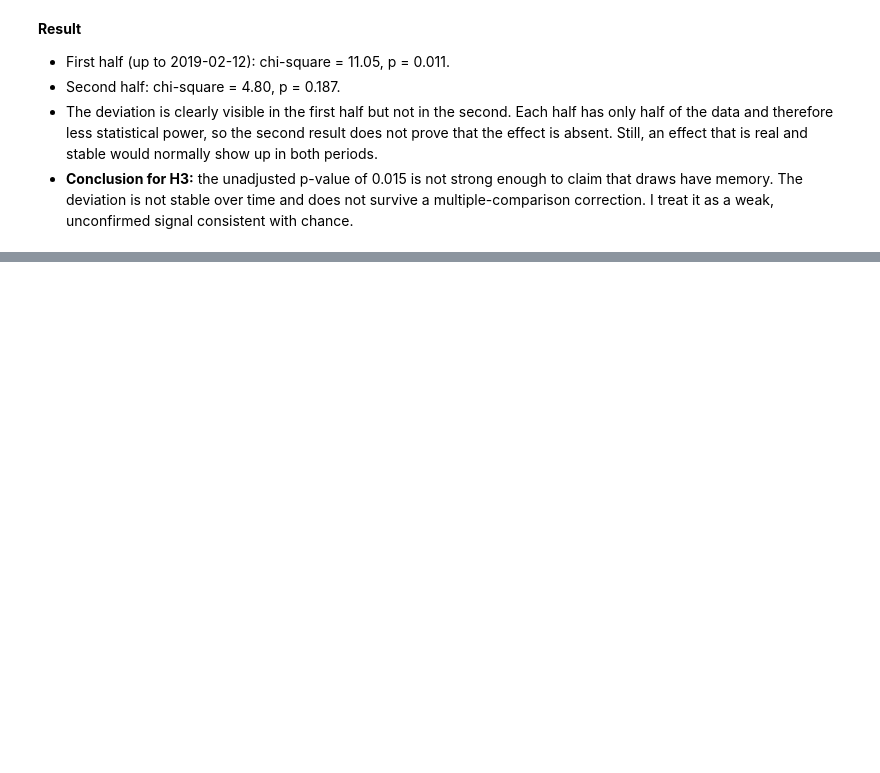
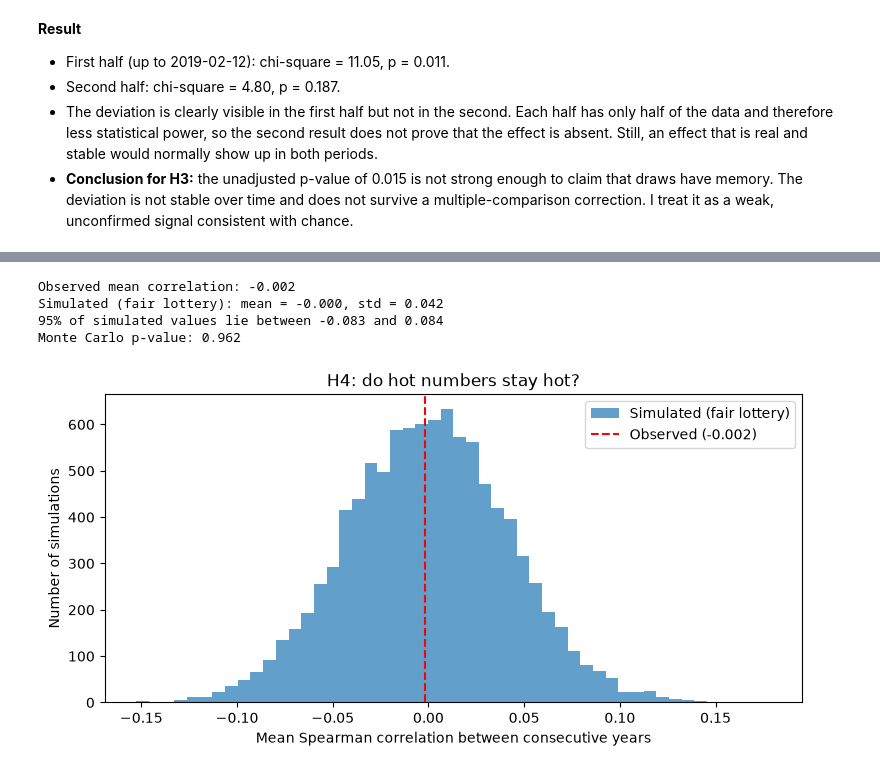
Before and after one commit to timbercodes/lottery-data-analysis, a Jupyter notebook: notebooks/03_hypothesis_tests.ipynb, the cells around one changed output, grey strips where cells are left out. Cells and saved outputs as stored; diff of their text form; code cells hidden in the pictures; blank space fills up the shorter version.

Commit message:
✨ Add H4 hot numbers persistence test

```diff
--- a/notebooks/03_hypothesis_tests.ipynb
+++ b/notebooks/03_hypothesis_tests.ipynb
@@ -265,0 +309,51 @@ Second half: pairs = 872, chi-square = 4.80, p-value = 0.187
+# %%
+def mean_consecutive_rho(count_matrix):
+    # rows = years, columns = numbers; Spearman = Pearson correlation of the ranks
+    ranks = stats.rankdata(count_matrix, axis=1)
+    ranks = ranks - ranks.mean(axis=1, keepdims=True)
+    cov = (ranks[:-1] * ranks[1:]).sum(axis=1)
+    norm = np.sqrt((ranks[:-1] ** 2).sum(axis=1) * (ranks[1:] ** 2).sum(axis=1))
+    return (cov / norm).mean()
+
+observed_rho = mean_consecutive_rho(yearly_counts.T.to_numpy())
+
+year_idx = df["year"].map({year: i for i, year in enumerate(years)}).to_numpy()
+n_years = len(years)
+
+rng = np.random.default_rng(42)
+n_sims = 10_000
+sim_rho = np.empty(n_sims)
+
+for i in range(n_sims):
+    drawn = rng.random((n_draws, 37)).argpartition(6, axis=1)[:, :6]
+    # count how often each number is drawn in each year (same draws per year as in the real data)
+    sim_counts = np.bincount((year_idx[:, None] * 37 + drawn).ravel(), minlength=n_years * 37)
+    sim_rho[i] = mean_consecutive_rho(sim_counts.reshape(n_years, 37))
+
+p_rho = (np.sum(np.abs(sim_rho) >= abs(observed_rho)) + 1) / (n_sims + 1)
+
+print(f"Observed mean correlation: {observed_rho:.3f}")
+print(f"Simulated (fair lottery): mean = {sim_rho.mean():.3f}, std = {sim_rho.std():.3f}")
+print(f"95% of simulated values lie between {np.percentile(sim_rho, 2.5):.3f} and {np.percentile(sim_rho, 97.5):.3f}")
+print(f"Monte Carlo p-value: {p_rho:.3f}")
+# %% [output]
+Observed mean correlation: -0.002
+Simulated (fair lottery): mean = -0.000, std = 0.042
+95% of simulated values lie between -0.083 and 0.084
+Monte Carlo p-value: 0.962
+# %%
+import matplotlib.pyplot as plt
+
+fig, ax = plt.subplots(figsize=(9, 4))
+
+ax.hist(sim_rho, bins=50, alpha=0.7, label="Simulated (fair lottery)")
+ax.axvline(observed_rho, color="red", linestyle="--", label=f"Observed ({observed_rho:.3f})")
+
+ax.set_xlabel("Mean Spearman correlation between consecutive years")
+ax.set_ylabel("Number of simulations")
+ax.set_title("H4: do hot numbers stay hot?")
+ax.legend()
+
+plt.show()
+# %% [output]
+[figure, added]
```
Also changed, not shown: parts of 3 cells of this notebook.
